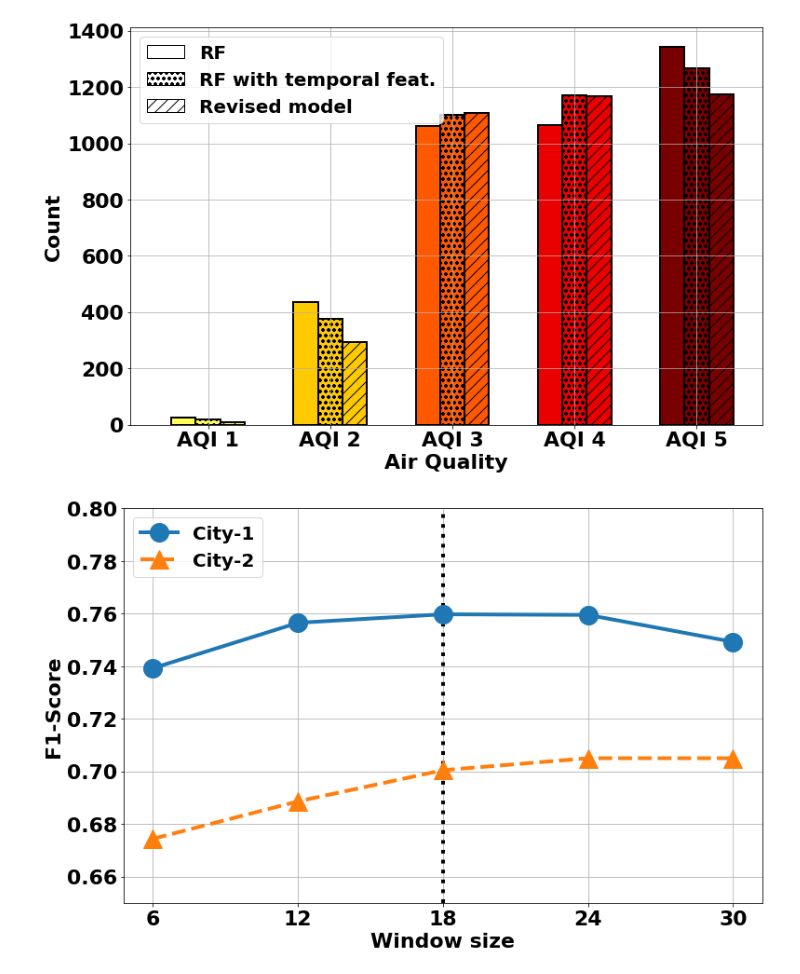
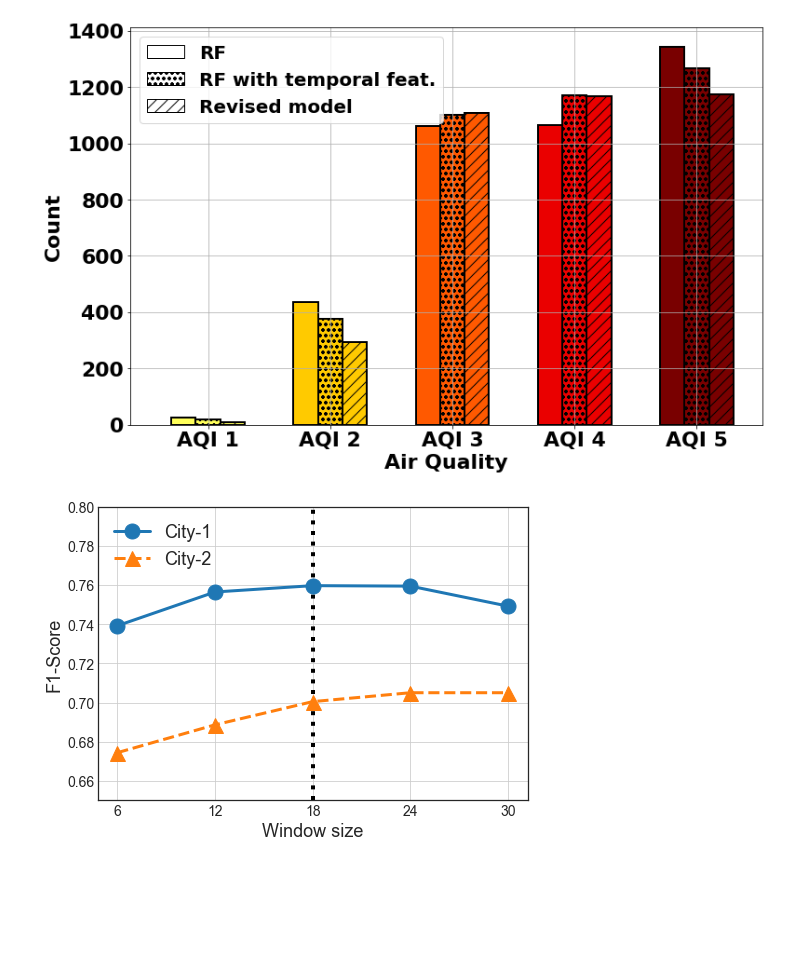
Before and after one commit to prasenjit52282/AQuaMoHo, a Jupyter notebook: plot.ipynb, the cells around one changed output. Drawn from its saved outputs; the diff is of its cells as text; code cells hidden in the pictures; blank space fills up the shorter version.

Commit message:
restyle window size plot

```diff
--- a/plot.ipynb
+++ b/plot.ipynb
@@ -498,35 +498,36 @@ import numpy as np
 import pandas as pd
 from library.constants import *
 import matplotlib.pyplot as plt
+plt.style.use('seaborn-white')
 # %%
 #Window size
 rnn_dgp=pd.read_csv("./logs/exp/Dgp_window_size.csv")['f1_score_test']
 rnn_delhi=pd.read_csv("./logs/exp/Delhi_window_size.csv")['f1_score_test']
 ma=0.705
 
-fig=plt.figure(figsize=figsize)
+fig=plt.figure(figsize=(7,5))
 ax=fig.add_subplot(111)
 #DGP
-ax.plot(rnn_dgp.index+1,rnn_dgp,marker="o",linestyle="-",label="City-1",markersize=20,
-        linewidth=linewidth)
+ax.plot(rnn_dgp.index+1,rnn_dgp,marker="o",linestyle="-",label="City-1",markersize=15,
+        linewidth=3)
 #DELHI
-ax.plot(rnn_delhi.index+1,np.clip(rnn_delhi,0,ma),marker="^",linestyle="--",label="City-2",markersize=20,
-        linewidth=linewidth)
+ax.plot(rnn_delhi.index+1,np.clip(rnn_delhi,0,ma),marker="^",linestyle="--",label="City-2",markersize=15,
+        linewidth=3)
 
 #VLINE
 ax.vlines(x=3,ymin=0.65,ymax=0.80,linestyles='dotted',linewidth=4,color='k')
 
 plt.ylim(0.65,0.80)
-plt.yticks(fontsize=fontsize,fontweight="bold")
-plt.xticks([1,2,3,4,5],fontsize=fontsize,fontweight="bold")
+plt.yticks(fontsize=14)
+plt.xticks([1,2,3,4,5],fontsize=14)
 ax.set_xticklabels([6,12,18,24,30])
-ax.set_xlabel("Window size",fontsize=fontsize,fontweight="bold")
-ax.set_ylabel("F1-Score",fontsize=fontsize,fontweight="bold")
-ax.legend(loc='upper left',prop=dict(size=fontsize-2,weight="bold"))
+ax.set_xlabel("Window size",fontsize=18)
+ax.set_ylabel("F1-Score",fontsize=18)
+ax.legend(loc='upper left',prop=dict(size=18))
 plt.tight_layout()
 plt.grid()
 fig.savefig("./logs/figs/window_size.png")
 # %% [output]
-[figure, old version]
+[figure, new version]
 # %%
 #NICE
```
Also changed, not shown: 1 other file.
